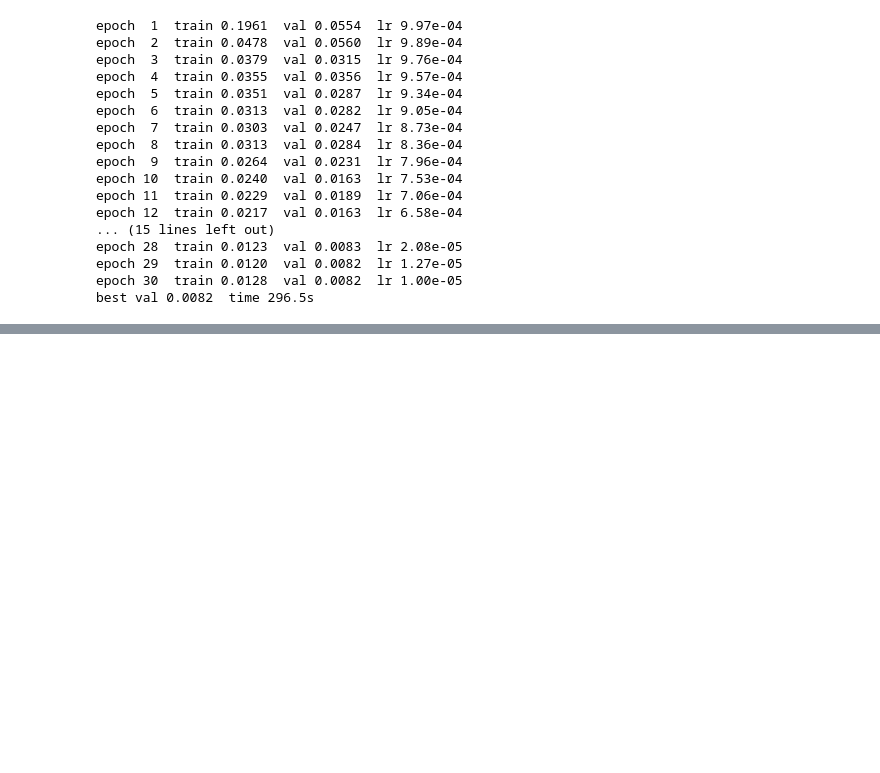
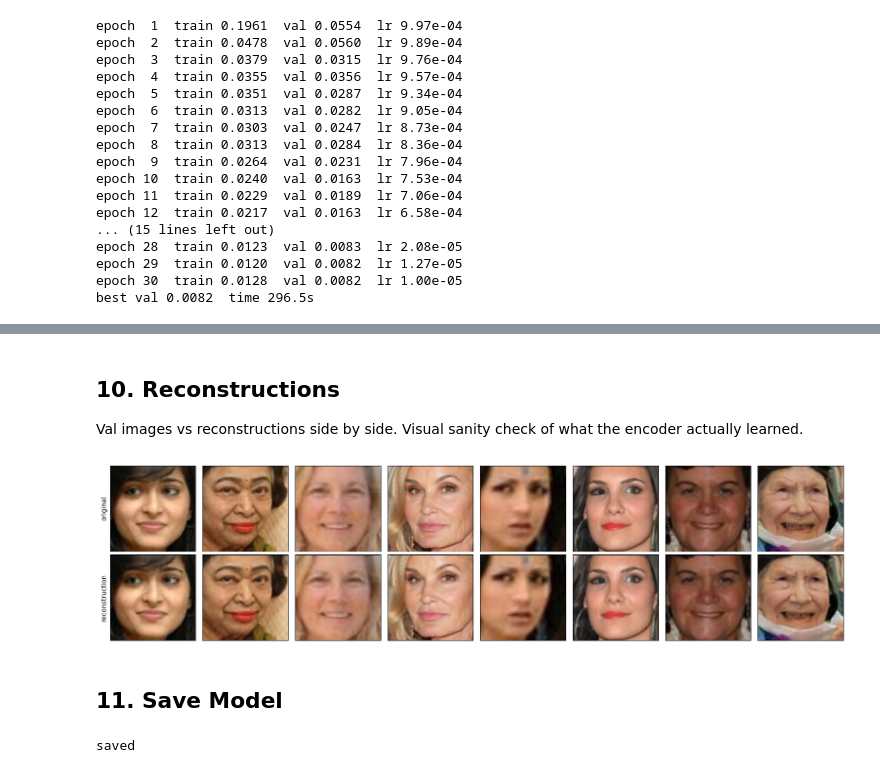
Before and after one commit to iav2002/AppliedDeepLearning, a Jupyter notebook: Part3_1_AutoEncoder.ipynb, the cells around one changed output, grey strips where cells are left out. Cells and saved outputs as stored; diff of their text form; code cells hidden in the pictures; blank space fills up the shorter version.

Commit message:
Saved Autoencoder

```diff
--- a/Part3_1_AutoEncoder.ipynb
+++ b/Part3_1_AutoEncoder.ipynb
@@ -296,0 +316,52 @@ best val 0.0082  time 296.5s
+# %% [markdown]
+## 10. Reconstructions
+
+Val images vs reconstructions side by side. Visual sanity check of what the encoder actually learned.
+# %%
+# load best weights from training, the last epoch was not necessarily the best
+model.load_state_dict(best_state)
+model.eval()
+
+n_show = 8
+imgs, _ = next(iter(val_loader))
+imgs = imgs[:n_show].to(device)
+with torch.no_grad():
+    recon = model(imgs)
+
+# undo ImageNet normalisation for display, clamp into 0 to 1 in case the output went slightly out of range
+mean = torch.tensor(imagenet_mean).view(1, 3, 1, 1).to(device)
+std = torch.tensor(imagenet_std).view(1, 3, 1, 1).to(device)
+orig = (imgs * std + mean).clamp(0, 1).cpu()
+recon = (recon * std + mean).clamp(0, 1).cpu()
+
+fig, axes = plt.subplots(2, n_show, figsize=(2 * n_show, 4))
+for i in range(n_show):
+    axes[0, i].imshow(orig[i].permute(1, 2, 0))
+    axes[0, i].set_xticks([]); axes[0, i].set_yticks([])
+    axes[1, i].imshow(recon[i].permute(1, 2, 0))
+    axes[1, i].set_xticks([]); axes[1, i].set_yticks([])
+axes[0, 0].set_ylabel("original")
+axes[1, 0].set_ylabel("reconstruction")
+plt.tight_layout()
+plt.show()
+# %% [output]
+[figure, added]
+# %% [markdown]
+## 11. Save Model
+# %%
+import os
+os.makedirs("/content/models", exist_ok=True)
+
+torch.save({
+    "full_state": model.state_dict(),
+    "encoder_state": model.encoder.state_dict(),
+    "arch": "resblock_x3_ch3_32_64_128",
+    "kernel_size": 3,
+    "val_mse": best_val,
+    "history": hist,
+}, "/content/models/ae_block1.pt")
+
+!cp /content/models/ae_block1.pt "/content/drive/MyDrive/Colab Notebooks/AppliedDL/models/"
+print("saved")
+# %% [output]
+saved
```
Also changed, not shown: parts of 3 cells of this notebook.
